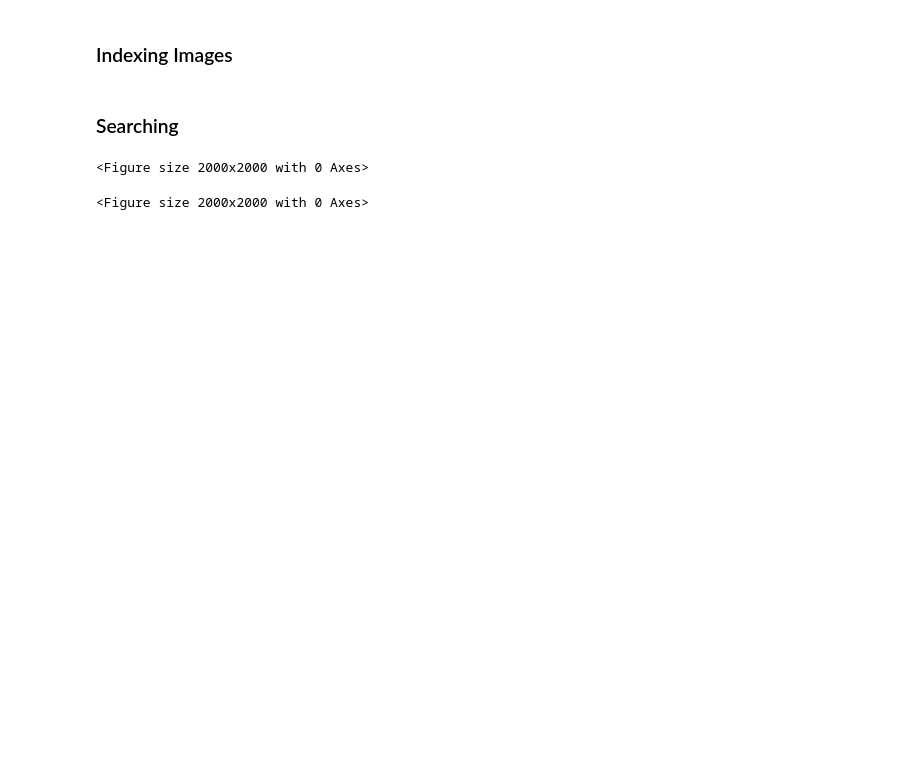
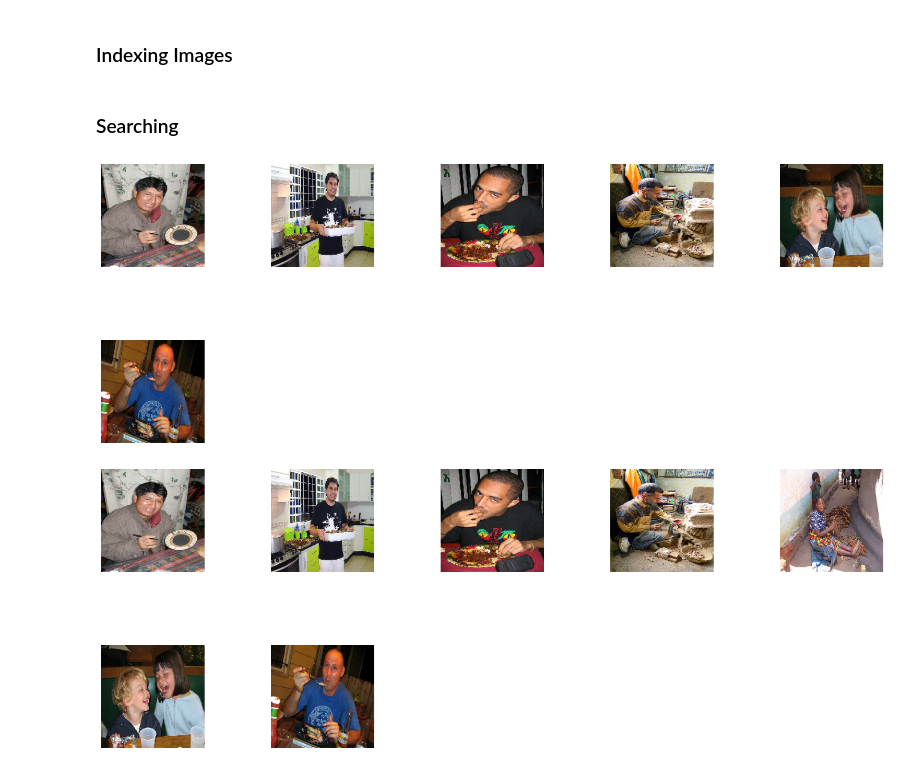
Before and after one commit to malisale/AIR, a Jupyter notebook: searching_pipeline.ipynb, the cells around one changed output. Drawn from its saved outputs; the diff is of its cells as text; code cells hidden in the pictures; blank space fills up the shorter version.

Commit message:
New model, changed generalizer to nltk.wordnet synonyms. A lot faster, will not crash on gpu no more, a little better.

```diff
--- a/searching_pipeline.ipynb
+++ b/searching_pipeline.ipynb
@@ -127,13 +76,38 @@ def generalize_query(query):
+# %%
+from nltk.corpus import wordnet
+
+def get_synonyms(word):
+    synonyms = []
+    for syn in wordnet.synsets(word):
+        for lemma in syn.lemmas():
+            synonyms.append(lemma.name())
+    return ' '.join(list(set(synonyms)))
+
+
+def generalize_query(caption):
+
+    stop_words = set(stopwords.words('english'))
+
+    words = [word.lower() for word in word_tokenize(caption) if word.lower() not in stop_words]
+
+    generalized_texts = []
+
+    for word in words:
+
+        generated_text = get_synonyms(word)
+        generalized_texts.append(generated_text)
+
+
+    combined_text = ' '.join(generalized_texts)
+
+
+    return combined_text
 # %%
 image_data = []
 
 for image in images:
-    img = load_img(os.path.join(image_path, image),target_size=(224,224))
-    img = img_to_array(img)
-    img = img/255.
-
-    caption = predict_caption(caption_model, image, tokenizer, 34, features)
-    generalized_caption = caption #Todo: Add Generalizer here!
+    caption = predict_caption([os.path.join(image_path,image)])
+    generalized_caption = generalize_query(caption)
     image_data.append((image, caption, generalized_caption))
 
 image_data_df = pd.DataFrame(image_data, columns=['image','caption','generalized_caption'])
@@ -254,14 +210,14 @@ def display_images(images):
         plt.imshow(image)
         plt.axis("off")
 # %%
-query = "climbing"
+query = "food"
 query_tokenized = preprocessor.preprocess_string(query)
 
 results = search(lookup_table, query_tokenized, searchable_images)
 results_generalized = search(lookup_table, query_tokenized, searchable_images_generalized)
 
 display_images(results)
 display_images(results_generalized)
 # %% [output]
-<Figure size 2000x2000 with 0 Axes>
-<Figure size 2000x2000 with 0 Axes>
+[figure, added]
+[figure, added]
```
Also changed, not shown: parts of 9 cells of this notebook, 5 other files.
